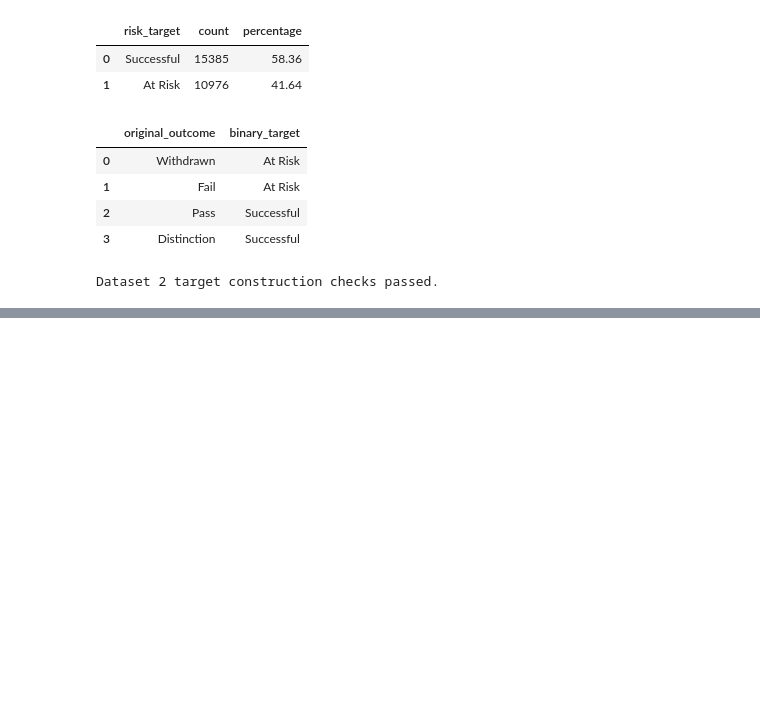
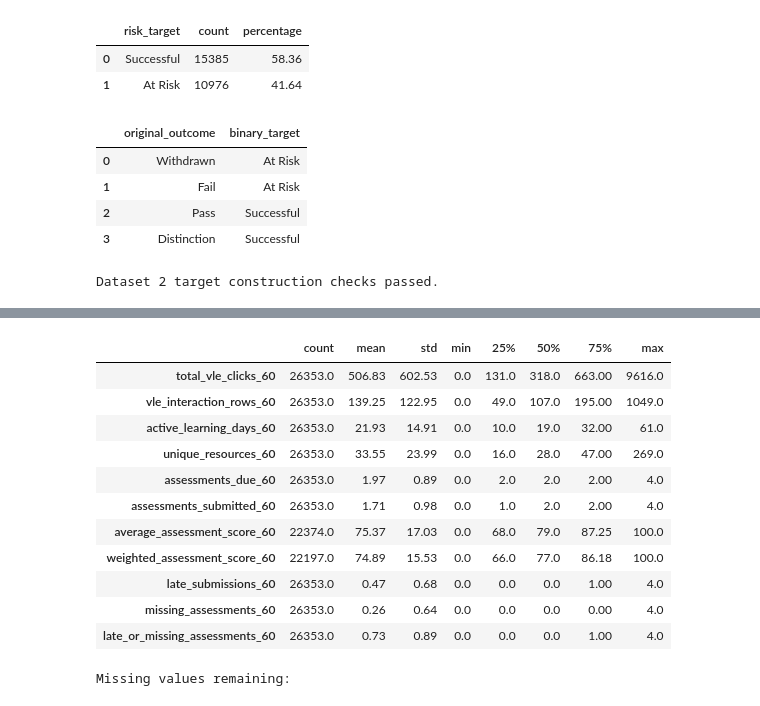
Before and after one commit to Kashaf1506/COSC2816-Individual-Task-1, a Jupyter notebook: notebooks/student_success_analysis.ipynb, the cells around one changed output, grey strips where cells are left out. Saved outputs shown, nothing was run; the diff lists cells and outputs as text; code cells hidden in the pictures; blank space fills up the shorter version.

Commit message:
define leakage safe day 60 OULAD features

```diff
--- a/notebooks/student_success_analysis.ipynb
+++ b/notebooks/student_success_analysis.ipynb
@@ -601,0 +1314,78 @@ Dataset 2 target construction checks passed.
+# %%
+#save the processed features
+engineered_feature_columns = [
+    "total_vle_clicks_60",
+    "vle_interaction_rows_60",
+    "active_learning_days_60",
+    "unique_resources_60",
+    "assessments_due_60",
+    "assessments_submitted_60",
+    "average_assessment_score_60",
+    "weighted_assessment_score_60",
+    "late_submissions_60",
+    "missing_assessments_60",
+    "late_or_missing_assessments_60",
+]
+
+display(
+    oulad_features[
+        engineered_feature_columns
+    ]
+    .describe()
+    .round(2)
+    .T
+)
+
+print("\nMissing values remaining:")
+display(
+    oulad_features.isna()
+    .sum()
+    .sort_values(ascending=False)
+    .rename("missing_count")
+    .to_frame()
+    .query("missing_count > 0")
+)
+
+# Save a reproducible processed table without changing the raw files.
+PROCESSED_DATA_DIR = PROJECT_ROOT / "data" / "processed"
+PROCESSED_DATA_DIR.mkdir(
+    parents=True,
+    exist_ok=True,
+)
+
+oulad_processed_path = (
+    PROCESSED_DATA_DIR
+    / "oulad_day60_features.csv"
+)
+
+dropout_processed_path = (
+    PROCESSED_DATA_DIR
+    / "dropout_early_warning.csv"
+)
+
+oulad_features.to_csv(
+    oulad_processed_path,
+    index=False,
+)
+
+dropout_model_data.to_csv(
+    dropout_processed_path,
+    index=False,
+)
+
+print("Saved:", oulad_processed_path)
+print("Saved:", dropout_processed_path)
+# %% [output]
+|  | count | mean | std | min | 25% | 50% | 75% | max |
+| total_vle_clicks_60 | 26353.0 | 506.83 | 602.53 | 0.0 | 131.0 | 318.0 | 663.00 | 9616.0 |
+| vle_interaction_rows_60 | 26353.0 | 139.25 | 122.95 | 0.0 | 49.0 | 107.0 | 195.00 | 1049.0 |
+| active_learning_days_60 | 26353.0 | 21.93 | 14.91 | 0.0 | 10.0 | 19.0 | 32.00 | 61.0 |
+| unique_resources_60 | 26353.0 | 33.55 | 23.99 | 0.0 | 16.0 | 28.0 | 47.00 | 269.0 |
+| assessments_due_60 | 26353.0 | 1.97 | 0.89 | 0.0 | 2.0 | 2.0 | 2.00 | 4.0 |
+| assessments_submitted_60 | 26353.0 | 1.71 | 0.98 | 0.0 | 1.0 | 2.0 | 2.00 | 4.0 |
+| average_assessment_score_60 | 22374.0 | 75.37 | 17.03 | 0.0 | 68.0 | 79.0 | 87.25 | 100.0 |
+| weighted_assessment_score_60 | 22197.0 | 74.89 | 15.53 | 0.0 | 66.0 | 77.0 | 86.18 | 100.0 |
+| late_submissions_60 | 26353.0 | 0.47 | 0.68 | 0.0 | 0.0 | 0.0 | 1.00 | 4.0 |
+| missing_assessments_60 | 26353.0 | 0.26 | 0.64 | 0.0 | 0.0 | 0.0 | 0.00 | 4.0 |
+| late_or_missing_assessments_60 | 26353.0 | 0.73 | 0.89 | 0.0 | 0.0 | 0.0 | 1.00 | 4.0 |
+Missing values remaining:
```
Also changed, not shown: parts of 8 cells of this notebook.
